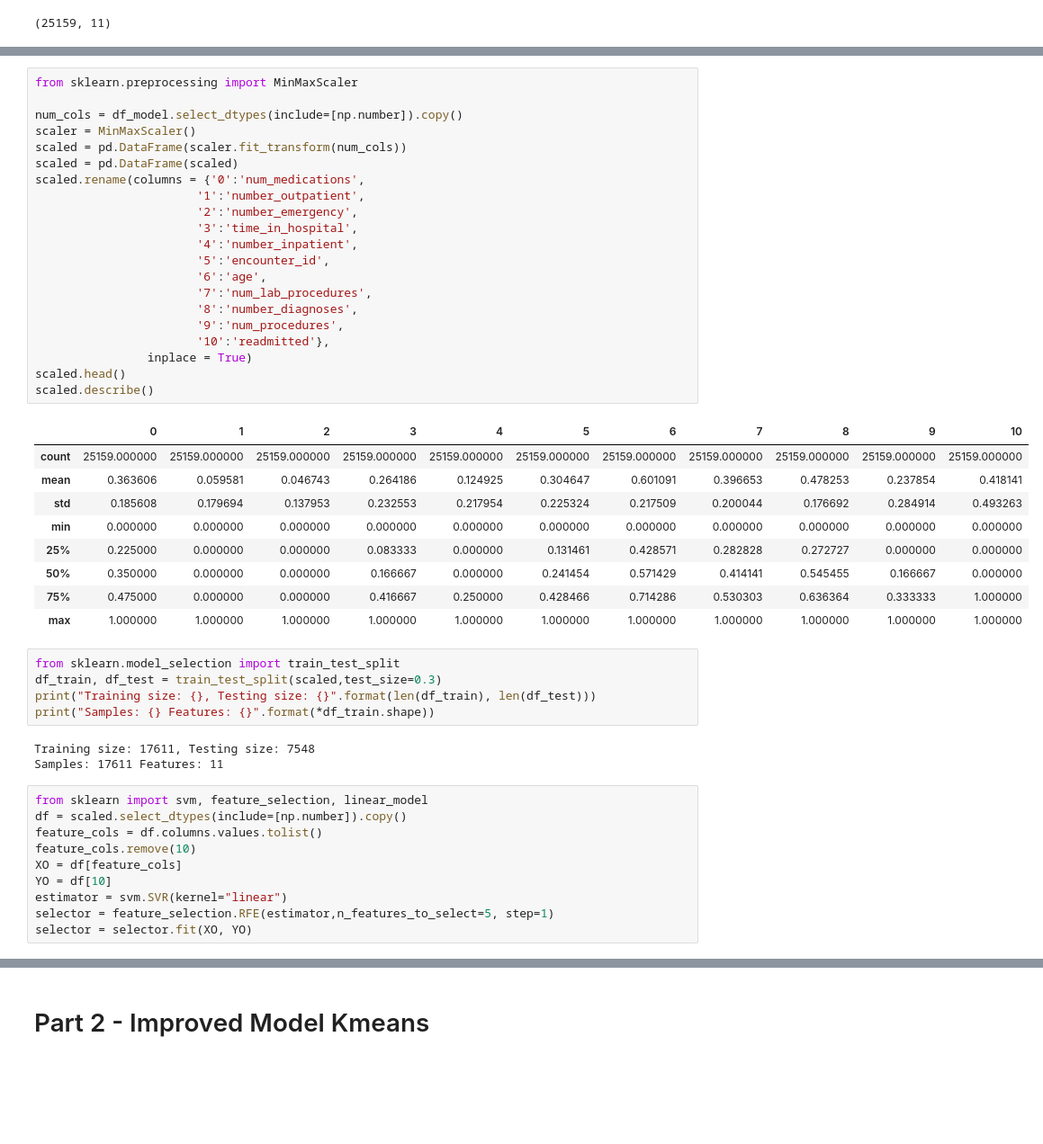
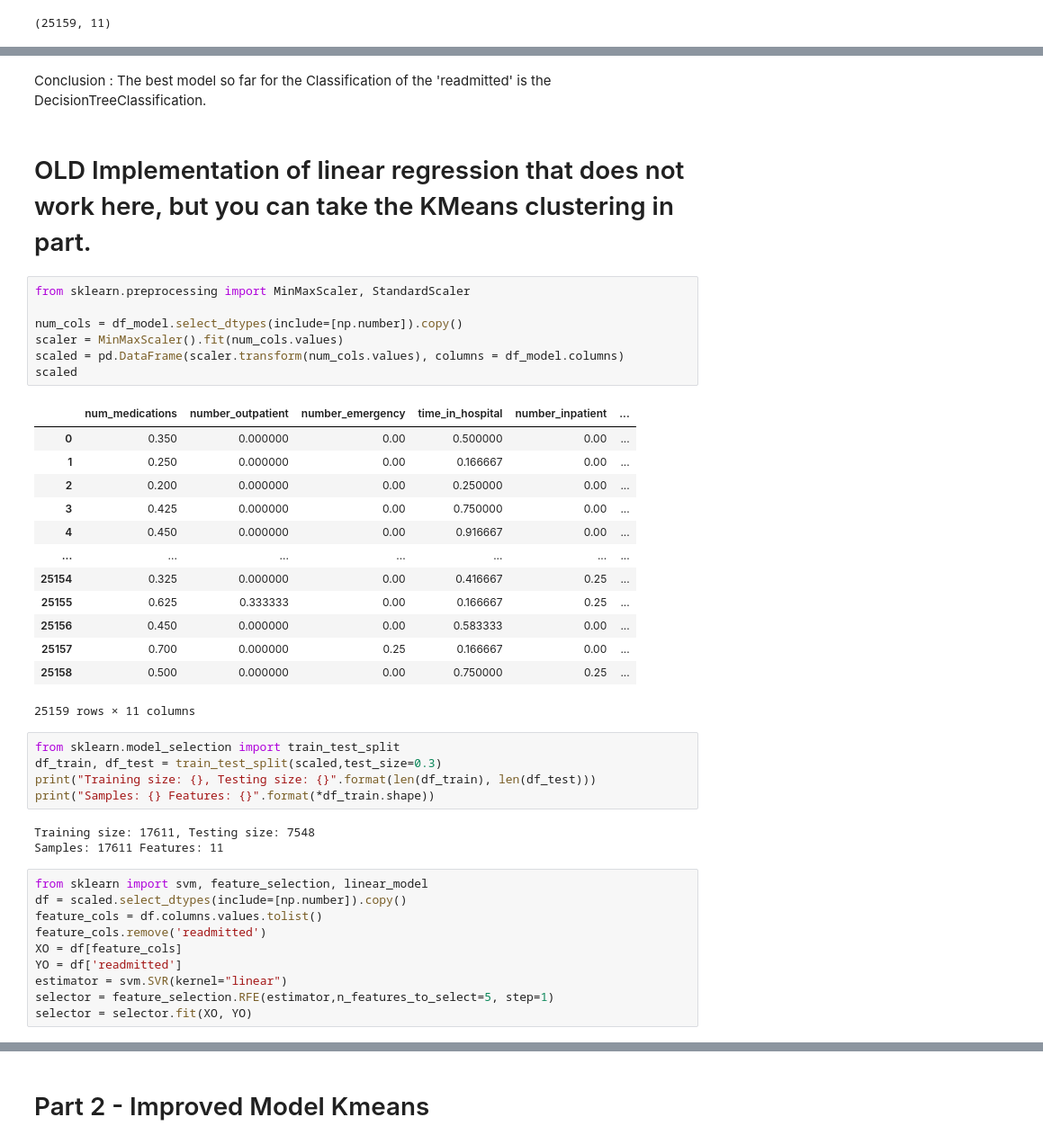
Before and after one commit to PLEX-GR00T/GTSRB_Deep_Learning_Project, a Jupyter notebook: Diabetic_Dataset.ipynb, the cells around one changed output, grey strips where cells are left out. Shown at 90% size. Cells and saved outputs as stored; diff of their text form; blank space fills up the shorter version.

```diff
--- a/Diabetic_Dataset.ipynb
+++ b/Diabetic_Dataset.ipynb
@@ -565,34 +700,29 @@ df_model.shape
+# %% [markdown]
+Conclusion : The best model so far for the Classification of the 'readmitted' is
+the DecisionTreeClassification.
+# %% [markdown]
+# OLD Implementation of linear regression that does not work here, but you can take the KMeans clustering in part.
 # %%
-from sklearn.preprocessing import MinMaxScaler
+from sklearn.preprocessing import MinMaxScaler, StandardScaler
 
 num_cols = df_model.select_dtypes(include=[np.number]).copy()
-scaler = MinMaxScaler()
-scaled = pd.DataFrame(scaler.fit_transform(num_cols))
-scaled = pd.DataFrame(scaled)
-scaled.rename(columns = {'0':'num_medications',
-                       '1':'number_outpatient',
-                       '2':'number_emergency',
-                       '3':'time_in_hospital',
-                       '4':'number_inpatient',
-                       '5':'encounter_id',
-                       '6':'age',
-                       '7':'num_lab_procedures',
-                       '8':'number_diagnoses',
-                       '9':'num_procedures',
-                       '10':'readmitted'},
-                inplace = True)
-scaled.head()
-scaled.describe()
+scaler = MinMaxScaler().fit(num_cols.values)
+scaled = pd.DataFrame(scaler.transform(num_cols.values), columns = df_model.columns)
+scaled
 # %% [output]
-|  | 0 | 1 | 2 | 3 | 4 | 5 | 6 | 7 | 8 | 9 | 10 |
-| count | 25159.000000 | 25159.000000 | 25159.000000 | 25159.000000 | 25159.000000 | 25159.000000 | 25159.000000 | 25159.000000 | 25159.000000 | 25159.000000 | 25159.000000 |
-| mean | 0.363606 | 0.059581 | 0.046743 | 0.264186 | 0.124925 | 0.304647 | 0.601091 | 0.396653 | 0.478253 | 0.237854 | 0.418141 |
-| std | 0.185608 | 0.179694 | 0.137953 | 0.232553 | 0.217954 | 0.225324 | 0.217509 | 0.200044 | 0.176692 | 0.284914 | 0.493263 |
-| min | 0.000000 | 0.000000 | 0.000000 | 0.000000 | 0.000000 | 0.000000 | 0.000000 | 0.000000 | 0.000000 | 0.000000 | 0.000000 |
-| 25% | 0.225000 | 0.000000 | 0.000000 | 0.083333 | 0.000000 | 0.131461 | 0.428571 | 0.282828 | 0.272727 | 0.000000 | 0.000000 |
-| 50% | 0.350000 | 0.000000 | 0.000000 | 0.166667 | 0.000000 | 0.241454 | 0.571429 | 0.414141 | 0.545455 | 0.166667 | 0.000000 |
-| 75% | 0.475000 | 0.000000 | 0.000000 | 0.416667 | 0.250000 | 0.428466 | 0.714286 | 0.530303 | 0.636364 | 0.333333 | 1.000000 |
-| max | 1.000000 | 1.000000 | 1.000000 | 1.000000 | 1.000000 | 1.000000 | 1.000000 | 1.000000 | 1.000000 | 1.000000 | 1.000000 |
+|  | num_medications | number_outpatient | number_emergency | time_in_hospital | number_inpatient | ... |
+| 0 | 0.350 | 0.000000 | 0.00 | 0.500000 | 0.00 | ... |
+| 1 | 0.250 | 0.000000 | 0.00 | 0.166667 | 0.00 | ... |
+| 2 | 0.200 | 0.000000 | 0.00 | 0.250000 | 0.00 | ... |
+| 3 | 0.425 | 0.000000 | 0.00 | 0.750000 | 0.00 | ... |
+| 4 | 0.450 | 0.000000 | 0.00 | 0.916667 | 0.00 | ... |
+| ... | ... | ... | ... | ... | ... | ... |
+| 25154 | 0.325 | 0.000000 | 0.00 | 0.416667 | 0.25 | ... |
+| 25155 | 0.625 | 0.333333 | 0.00 | 0.166667 | 0.25 | ... |
+| 25156 | 0.450 | 0.000000 | 0.00 | 0.583333 | 0.00 | ... |
+| 25157 | 0.700 | 0.000000 | 0.25 | 0.166667 | 0.00 | ... |
+| 25158 | 0.500 | 0.000000 | 0.00 | 0.750000 | 0.25 | ... |
+25159 rows × 11 columns
 # %%
 from sklearn.model_selection import train_test_split
 df_train, df_test = train_test_split(scaled,test_size=0.3)
@@ -605,9 +735,9 @@ Samples: 17611 Features: 11
 from sklearn import svm, feature_selection, linear_model
 df = scaled.select_dtypes(include=[np.number]).copy()
 feature_cols = df.columns.values.tolist()
-feature_cols.remove(10)
+feature_cols.remove('readmitted')
 XO = df[feature_cols]
-YO = df[10]
+YO = df['readmitted']
 estimator = svm.SVR(kernel="linear")
 selector = feature_selection.RFE(estimator,n_features_to_select=5, step=1)
 selector = selector.fit(XO, YO)
```
Also changed, not shown: parts of 23 cells of this notebook.
